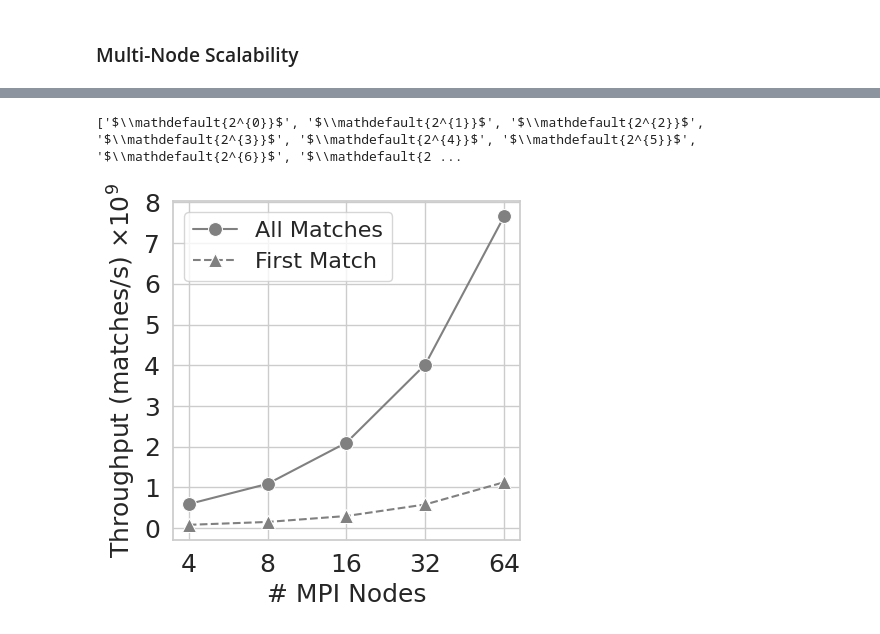
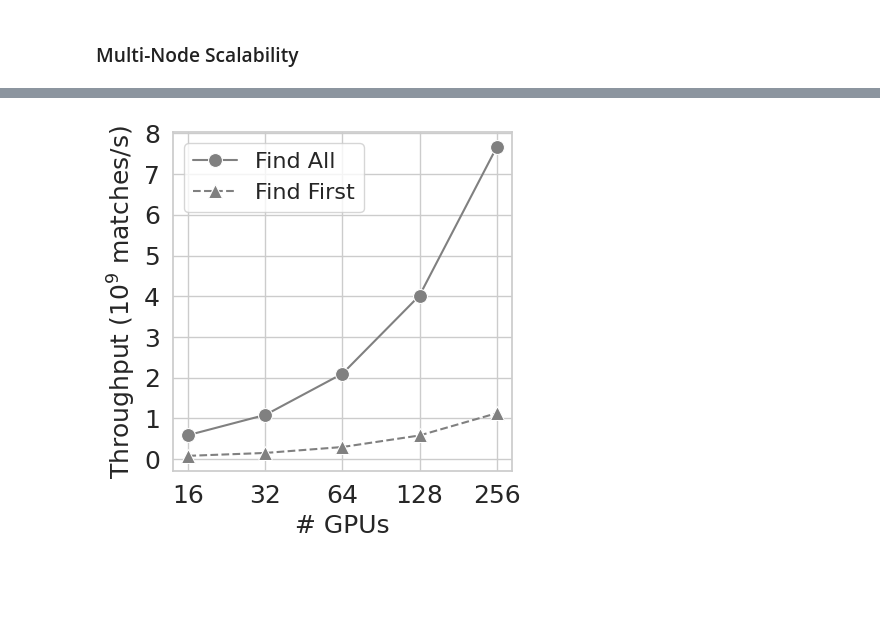
Before and after one commit to antonio-decaro/SIGMo, a Jupyter notebook: 4_produce_plot.ipynb, the cells around one changed output, grey strips where cells are left out. Drawn from its saved outputs; the diff is of its cells as text; code cells hidden in the pictures; blank space fills up the shorter version.

```diff
--- a/4_produce_plot.ipynb
+++ b/4_produce_plot.ipynb
@@ -1051,31 +1067,29 @@ fig.show()
 # %%
 FONTSIZE = 18
 
 import matplotlib.ticker as ticker
 def billions_formatter(x, pos):
   return f'{x // 1e9:.0f}'  # e.g. '1.2' for 1.2e9
 
 fig, axs = plt.subplots(figsize=(4.5, 4.5))
 df.sort_values(by='nodes', inplace=True)
 
-g = sns.lineplot(data=df[df['find-all']], x='nodes', y='throughput', ax=axs, marker='o', markersize=10, color='gray', label='All Matches')
-g = sns.lineplot(data=df[~df['find-all']], x='nodes', y='throughput', ax=axs, marker='^', markersize=10, color='gray', linestyle='--', label='First Match')
+g = sns.lineplot(data=df[df['find-all']], x='nodes', y='throughput', ax=axs, marker='o', markersize=10, color='gray', label='Find All')
+g = sns.lineplot(data=df[~df['find-all']], x='nodes', y='throughput', ax=axs, marker='^', markersize=10, color='gray', linestyle='--', label='Find First')
 axs.set_xticks(df['nodes'].unique())
 axs.set_xscale('log', base=2)
-print([x.get_text() for x in axs.get_xticklabels()])
-axs.set_xticklabels([str(int(x)) for x in axs.get_xticks()])
+axs.set_xticklabels([str(int(x)*4) for x in axs.get_xticks()])
 # axs.set_yscale('log', base=2, subs=[2, 3, 4, 5, 6, 7, 8, 9])
 axs.set_ylabel('Throughput (matches/s)')
-axs.set_xlabel('# MPI Nodes')
+axs.set_xlabel('# GPUs')
 
 axs.yaxis.set_major_formatter(ticker.FuncFormatter(billions_formatter))
-axs.set_ylabel(r'Throughput (matches/s) $\times 10^{9}$')  # or "Throughput (billions of matches/s)"
+axs.set_ylabel(r'Throughput ($10^{9}$ matches/s)')  # or "Throughput (billions of matches/s)"
 axs.legend(loc='upper left', fontsize=FONTSIZE-2)
 set_font_size(axs, FONTSIZE)
 
 fig.tight_layout()
 fig.savefig('./out/plots/sigmo_mpi_throughput.pdf')
 fig.show()
 # %% [output]
-['$\\mathdefault{2^{0}}$', '$\\mathdefault{2^{1}}$', '$\\mathdefault{2^{2}}$', '$\\mathdefault{2^{3}}$', '$\\mathdefault{2^{4}}$', '$\\mathdefault{2^{5}}$', '$\\mathdefault{2^{6}}$', '$\\mathdefault{2 ...
-[figure, old version]
+[figure, new version]
```
Also changed, not shown: parts of 3 cells of this notebook, 1 other file.
